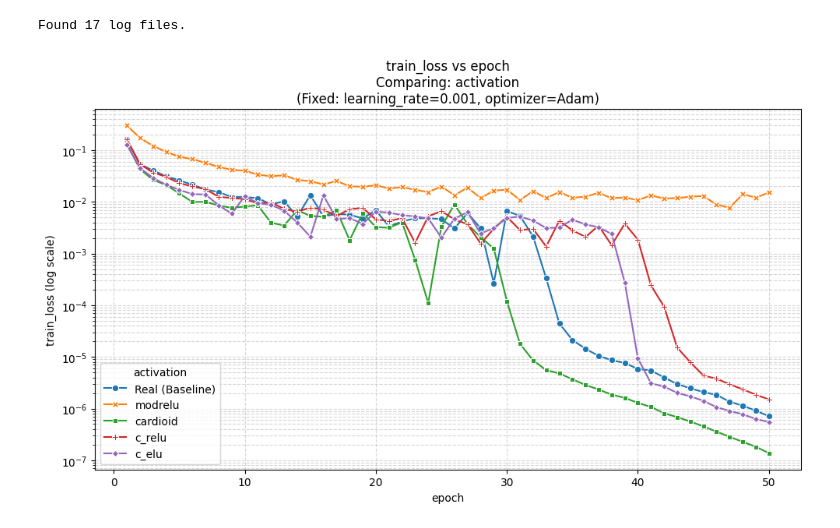
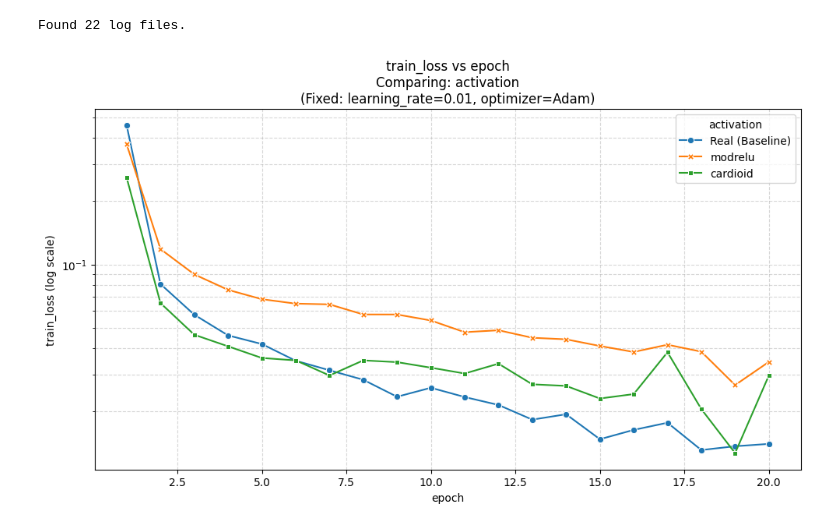
Before and after one commit to sjeastwood/CMPT981_CVNN, a Jupyter notebook: MNIST_plots.ipynb, the cells around one changed output. Drawn from its saved outputs; the diff is of its cells as text; code cells hidden in the pictures.

```diff
--- a/MNIST_plots.ipynb
+++ b/MNIST_plots.ipynb
@@ -5,11 +17,11 @@ HISTORY_DIR = "history/complex/std2"
 # %%
 plot_experiment(
     log_dir=HISTORY_DIR,
     metric="train_loss",
     compare_by="activation",
-    fixed_params={"learning_rate": 0.001, "optimizer": "Adam"},
+    fixed_params={"learning_rate": 0.01, "optimizer": "Adam"},
     semilogy=True,
 )
 # %% [output]
-Found 17 log files.
+Found 22 log files.
-[figure, old version]
+[figure, new version]
```
Also changed, not shown: parts of 7 cells of this notebook, 5 other files.
